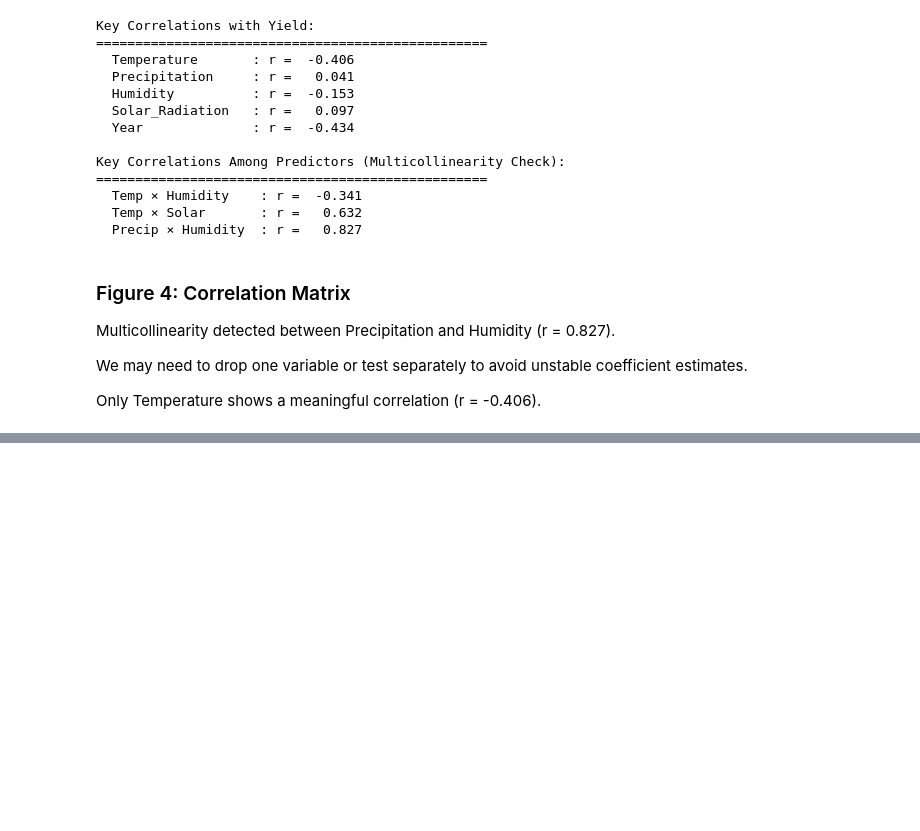
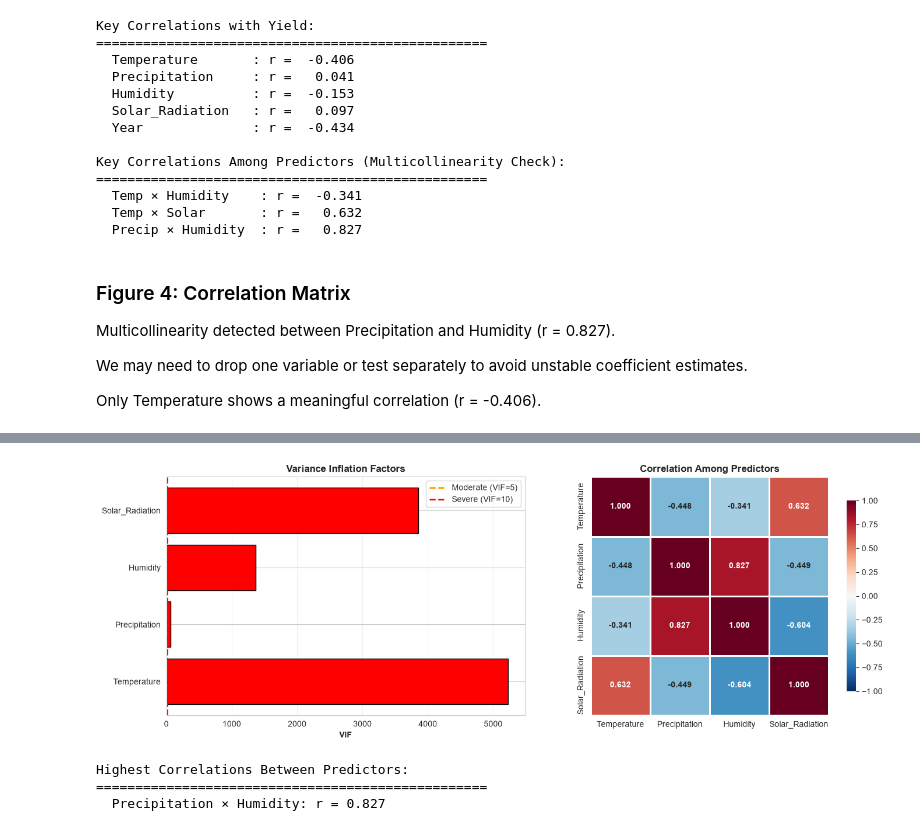
Before and after one commit to DoreenMolly/kenya-coffee-research, a Jupyter notebook: notebooks/data_analysis.ipynb, the cells around one changed output, grey strips where cells are left out. Cells and saved outputs as stored; diff of their text form; code cells hidden in the pictures; blank space fills up the shorter version.

```diff
--- a/notebooks/data_analysis.ipynb
+++ b/notebooks/data_analysis.ipynb
@@ -793,0 +1050,72 @@ Only Temperature shows a meaningful correlation (r = -0.406).
+# %%
+print("="*80)
+print("ASSUMPTION 2: NO MULTICOLLINEARITY")
+print("="*80)
+
+# Calculate VIF for each predictor
+vif_data = pd.DataFrame()
+vif_data["Variable"] = ['Temperature', 'Precipitation', 'Humidity', 'Solar_Radiation']
+
+# Calculate VIF (excluding constant)
+X_for_vif = df[['Temperature', 'Precipitation', 'Humidity', 'Solar_Radiation']]
+vif_data["VIF"] = [variance_inflation_factor(X_for_vif.values, i) for i in range(len(vif_data))]
+
+print("\nVariance Inflation Factors:")
+print("="*50)
+print(vif_data.to_string(index=False))
+
+
+# Check maximum VIF
+max_vif = vif_data["VIF"].max()
+max_var = vif_data.loc[vif_data["VIF"].idxmax(), "Variable"]
+
+print(f"\nMaximum VIF: {max_vif:.2f} ({max_var})")
+
+if max_vif < 5:
+    print("  ✓ PASS: No multicollinearity detected")
+    multi_result = "PASS"
+elif max_vif < 10:
+    print("  ⚠ WARNING: Moderate multicollinearity")
+    print(f"     → {max_var} may have unstable coefficients")
+    multi_result = "WARNING"
+else:
+    print("  ✗ FAIL: Severe multicollinearity")
+    print(f"     → Consider removing {max_var}")
+    multi_result = "FAIL"
+
+# Visualize
+fig, axes = plt.subplots(1, 2, figsize=(14, 5))
+
+# VIF bar chart
+colors = ['green' if v < 5 else 'orange' if v < 10 else 'red' for v in vif_data['VIF']]
+axes[0].barh(vif_data['Variable'], vif_data['VIF'], color=colors, edgecolor='black')
+axes[0].axvline(5, color='orange', linestyle='--', linewidth=2, label='Moderate (VIF=5)')
+axes[0].axvline(10, color='red', linestyle='--', linewidth=2, label='Severe (VIF=10)')
+axes[0].set_xlabel('VIF', fontweight='bold')
+axes[0].set_title('Variance Inflation Factors', fontweight='bold')
+axes[0].legend()
+axes[0].grid(True, alpha=0.3, axis='x')
+
+# Correlation heatmap (predictors only)
+corr_matrix = X_for_vif.corr()
+sns.heatmap(corr_matrix, annot=True, fmt='.3f', cmap='RdBu_r', center=0,
+            square=True, linewidths=2, cbar_kws={"shrink": 0.8},
+            vmin=-1, vmax=1, ax=axes[1],
+            annot_kws={'size': 10, 'weight': 'bold'})
+axes[1].set_title('Correlation Among Predictors', fontweight='bold')
+
+plt.tight_layout()
+plt.savefig('/Users/dwanjiru/projects/kenya-coffee-research/reports/03_assumption2_multicollinearity.png',
+            dpi=300, bbox_inches='tight')
+print("\n✓ Saved plot")
+plt.show()
+
+# Detailed correlations
+print("\nHighest Correlations Between Predictors:")
+print("="*50)
+for i in range(len(corr_matrix.columns)):
+    for j in range(i+1, len(corr_matrix.columns)):
+        corr_val = corr_matrix.iloc[i, j]
+        if abs(corr_val) > 0.7:
+            print(f"  {corr_matrix.columns[i]} × {corr_matrix.columns[j]}: r = {corr_val:.3f} ")
+# %% [output]
@@ -793,0 +1139,4 @@ Only Temperature shows a meaningful correlation (r = -0.406).
+[figure, added]
+Highest Correlations Between Predictors:
+==================================================
+  Precipitation × Humidity: r = 0.827
```
Also changed, not shown: parts of 23 cells of this notebook, 5 other files.
